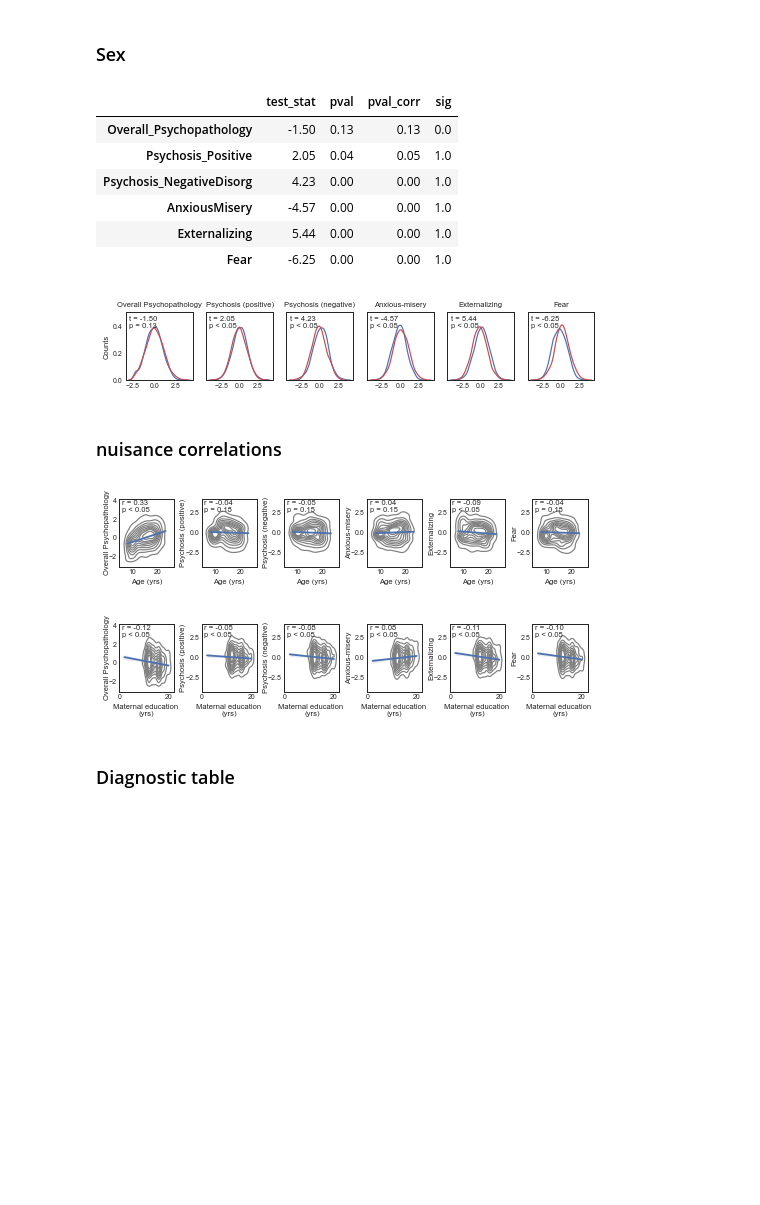
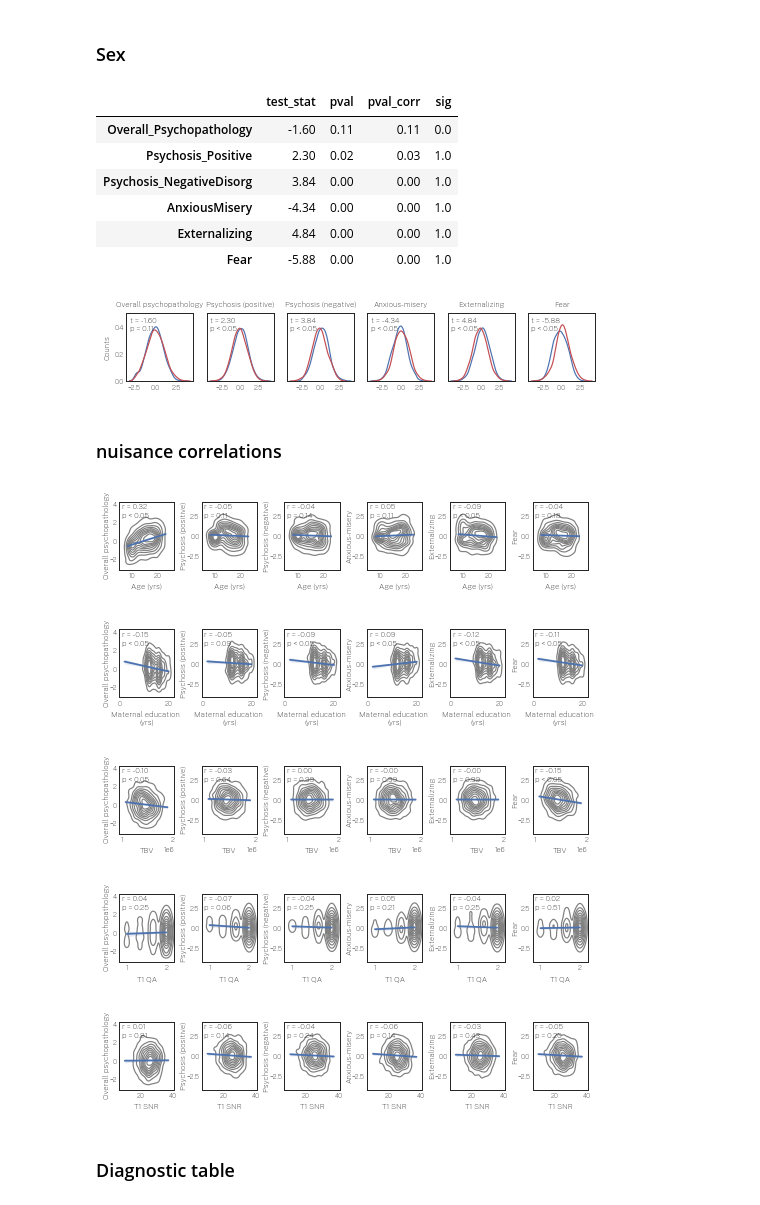
Before and after one commit to lindenmp/normative_neurodev_cs_t1, a Jupyter notebook: 1_code/3_results_sample_characteristics.ipynb, the cells around one changed output. Saved outputs shown, nothing was run; the diff lists cells and outputs as text; code cells hidden in the pictures; blank space fills up the shorter version.

```diff
--- a/1_code/3_results_sample_characteristics.ipynb
+++ b/1_code/3_results_sample_characteristics.ipynb
@@ -42,14 +42,15 @@ if not os.path.exists(figdir): os.makedirs(figdir)
 # %%
 labels = ['Train', 'Test']
 phenos = ['Overall_Psychopathology','Psychosis_Positive','Psychosis_NegativeDisorg','AnxiousMisery','Externalizing','Fear']
-phenos_label_short = ['Ov. Psych.', 'Psy. (pos.)', 'Psy. (neg.)', 'Anx.-mis.', 'Ext.', 'Fear']
-phenos_label = ['Overall Psychopathology','Psychosis (positive)','Psychosis (negative)','Anxious-misery','Externalizing','Fear']
+phenos_label_short = ['Ov. psych.', 'Psy. (pos.)', 'Psy. (neg.)', 'Anx.-mis.', 'Ext.', 'Fear']
+phenos_label = ['Overall psychopathology','Psychosis (positive)','Psychosis (negative)','Anxious-misery','Externalizing','Fear']
 # %% [markdown]
 ## Setup plots
 # %%
 if not os.path.exists(figdir): os.makedirs(figdir)
 os.chdir(figdir)
 sns.set(style='white', context = 'paper', font_scale = 0.8)
+sns.set_style({'font.family':'sans-serif', 'font.sans-serif':['Public Sans']})
 cmap = my_get_cmap('pair')
 # %% [markdown]
 ## Load data
@@ -90,3 +90,0 @@ np.sum(df.loc[:,'averageManualRating'] == 2)
-# %%
-for pheno in phenos:
-    print(sp.stats.spearmanr(df.loc[:,'averageManualRating'],df.loc[:,pheno]))
@@ -157,14 +148,13 @@ stats.loc[:,'sig'] = stats.loc[:,'pval_corr'] < 0.05
 np.round(stats.astype(float),2)
 # %% [output]
 |  | test_stat | pval | pval_corr | sig |
-| Overall_Psychopathology | -1.50 | 0.13 | 0.13 | 0.0 |
-| Psychosis_Positive | 2.05 | 0.04 | 0.05 | 1.0 |
-| Psychosis_NegativeDisorg | 4.23 | 0.00 | 0.00 | 1.0 |
-| AnxiousMisery | -4.57 | 0.00 | 0.00 | 1.0 |
-| Externalizing | 5.44 | 0.00 | 0.00 | 1.0 |
-| Fear | -6.25 | 0.00 | 0.00 | 1.0 |
+| Overall_Psychopathology | -1.60 | 0.11 | 0.11 | 0.0 |
+| Psychosis_Positive | 2.30 | 0.02 | 0.03 | 1.0 |
+| Psychosis_NegativeDisorg | 3.84 | 0.00 | 0.00 | 1.0 |
+| AnxiousMisery | -4.34 | 0.00 | 0.00 | 1.0 |
+| Externalizing | 4.84 | 0.00 | 0.00 | 1.0 |
+| Fear | -5.88 | 0.00 | 0.00 | 1.0 |
 # %%
-sns.set(style='white', context = 'paper', font_scale = 0.8)
 f, ax = plt.subplots(1,len(phenos))
 f.set_figwidth(len(phenos)*1.4)
 f.set_figheight(1.25)
@@ -206,56 +196,70 @@ for i, pheno in enumerate(phenos):
 
 f.savefig(outfile_prefix+'symptoms_distributions_sex.svg', dpi = 300, bbox_inches = 'tight', pad_inches = 0)
 # %% [output]
-[figure, old version]
+[figure, new version]
 # %% [markdown]
 ### nuisance correlations
 # %%
-sns.set(style='white', context = 'paper', font_scale = 0.8)
 stats = pd.DataFrame(index = phenos, columns = ['r', 'pval'])
-# covs = ['ageAtScan1_Years', 'mprage_antsCT_vol_TBV', 'medu1', 'averageManualRating']
-covs = ['ageAtScan1_Years', 'medu1']
-# covs_label = ['Age',]
-covs_label = ['Age (yrs)', 'Maternal education \n(yrs)']
+covs = ['ageAtScan1_Years', 'medu1', 'mprage_antsCT_vol_TBV', 'averageManualRating', 'T1_snr']
+covs_label = ['Age (yrs)', 'Maternal education \n(yrs)', 'TBV', 'T1 QA', 'T1 SNR']
+
 for c, cov in enumerate(covs):
     x = df[cov]
+    nan_filt = x.isna()
+    if nan_filt.any():
+        x = x[~nan_filt]
+
     for i, pheno in enumerate(phenos):
         y = df[pheno]
+        if nan_filt.any():
+            y = y[~nan_filt]
+
         r,p = sp.stats.pearsonr(x,y)
 
         stats.loc[pheno,'r'] = r
         stats.loc[pheno,'pval'] = p
 
     stats.loc[:,'pval_corr'] = get_fdr_p(stats.loc[:,'pval'])
     stats.loc[:,'sig'] = stats.loc[:,'pval_corr'] < 0.05
 
     f, ax = plt.subplots(1,len(phenos))
     f.set_figwidth(len(phenos)*1.4)
     f.set_figheight(1.25)
 
-    x = df[cov]
     for i, pheno in enumerate(phenos):
         y = df[pheno]
+        if nan_filt.any():
+            y = y[~nan_filt]
+
         plot_data = pd.merge(x,y, on=['bblid','scanid'])
-        sns.kdeplot(x = cov, y = pheno, data = plot_data, ax=ax[i], color='gray')
+        sns.kdeplot(x = cov, y = pheno, data = plot_data, ax=ax[i], color='gray', thresh=0.05)
         sns.regplot(x = cov, y = pheno, data = plot_data, ax=ax[i], scatter=False)
+#         ax[i].scatter(x = plot_data[cov], y = plot_data[pheno], color='gray', s=1, alpha=0.25)
 
         ax[i].set_ylabel(phenos_label[i], labelpad=-1)
         ax[i].set_xlabel(covs_label[c])
         ax[i].tick_params(pad = -2.5)
+#         ax[i].set_xlim([x.min()-x.min()*.10,
+#                         x.max()+x.max()*.10])
 
         if stats.loc[pheno,'sig']:
             textstr = 'r = {:.2f} \np < 0.05'.format(stats.loc[pheno,'r'])
         else:
             textstr = 'r = {:.2f} \np = {:.2f}'.format(stats.loc[pheno,'r'], stats.loc[pheno,'pval_corr'])
 
         ax[i].text(0.05, 0.975, textstr, transform=ax[i].transAxes,
                 verticalalignment='top')
 
     f.subplots_adjust(wspace=0.5)
+    f.savefig(outfile_prefix+'symptoms_correlations_'+cov+'.png', dpi = 150, bbox_inches = 'tight', pad_inches = 0.1)
     f.savefig(outfile_prefix+'symptoms_correlations_'+cov+'.svg', dpi = 300, bbox_inches = 'tight', pad_inches = 0)
 # %% [output]
-[figure, old version]
+[figure, new version]
-[figure, old version]
+[figure, new version]
+[figure, added]
+[figure, added]
+[figure, added]
 # %% [markdown]
 ### Diagnostic table
 # %%
```
Also changed, not shown: parts of 21 cells of this notebook, 1 other file.
